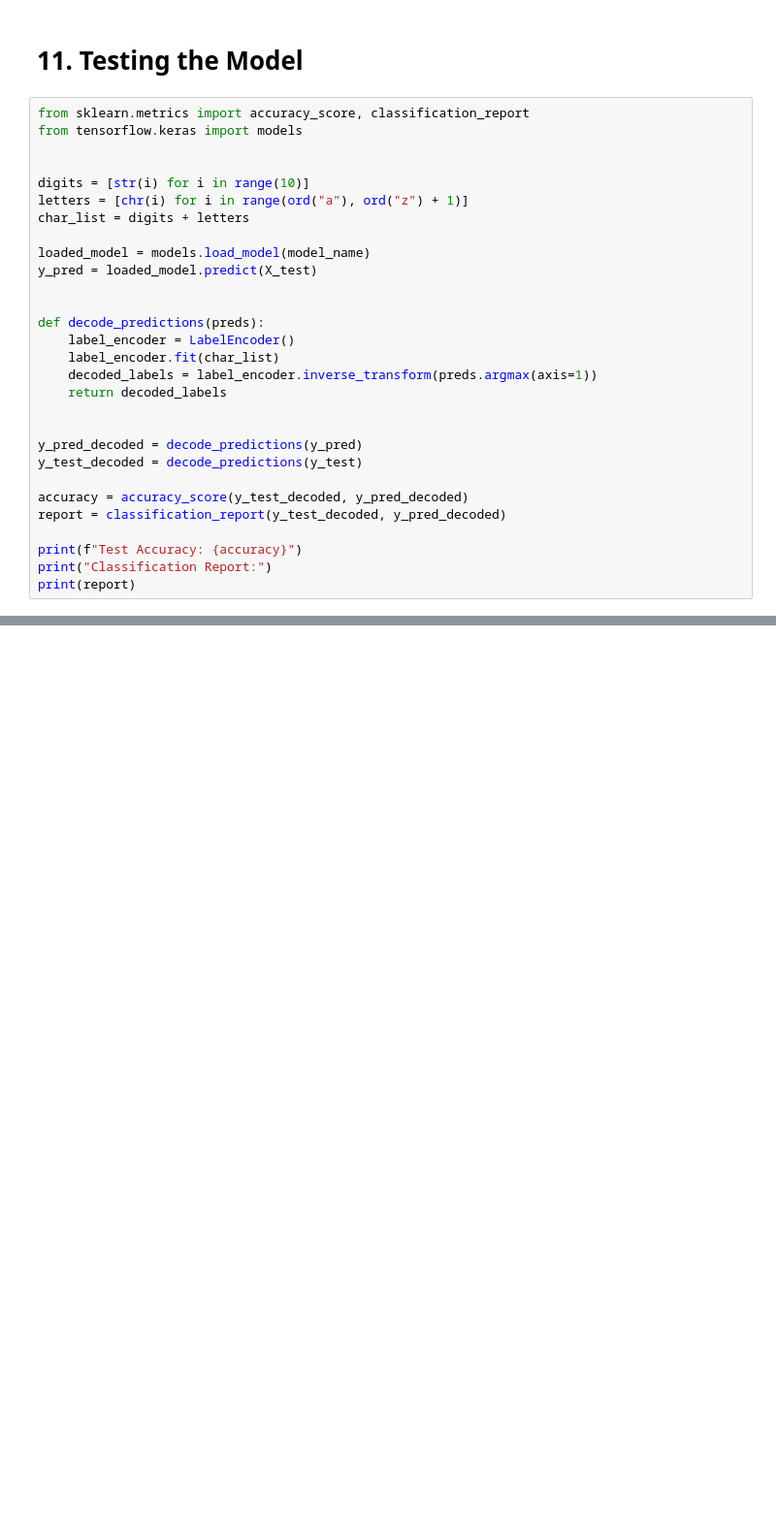
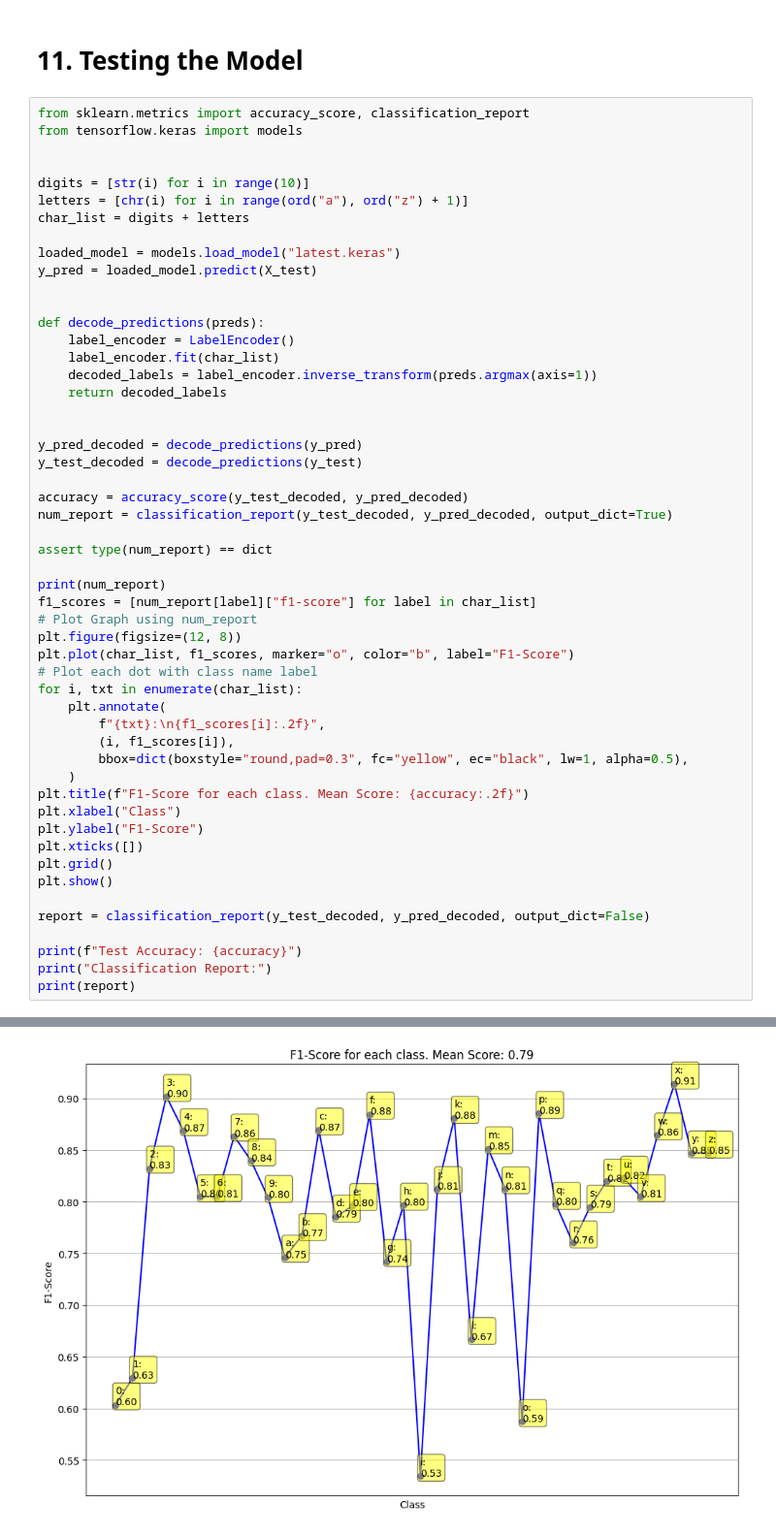
Before and after one commit to mmaimer33/CS4243-MP, a Jupyter notebook: combined.ipynb, the cells around one changed output, grey strips where cells are left out. Shown at 97% size. Drawn from its saved outputs; the diff is of its cells as text; blank space fills up the shorter version.

```diff
--- a/combined.ipynb
+++ b/combined.ipynb
@@ -669,7 +731,7 @@ digits = [str(i) for i in range(10)]
 letters = [chr(i) for i in range(ord("a"), ord("z") + 1)]
 char_list = digits + letters
 
-loaded_model = models.load_model(model_name)
+loaded_model = models.load_model("latest.keras")
 y_pred = loaded_model.predict(X_test)
 
 
@@ -684,7 +746,30 @@ y_pred_decoded = decode_predictions(y_pred)
 y_test_decoded = decode_predictions(y_test)
 
 accuracy = accuracy_score(y_test_decoded, y_pred_decoded)
-report = classification_report(y_test_decoded, y_pred_decoded)
+num_report = classification_report(y_test_decoded, y_pred_decoded, output_dict=True)
+
+assert type(num_report) == dict
+
+print(num_report)
+f1_scores = [num_report[label]["f1-score"] for label in char_list]
+# Plot Graph using num_report
+plt.figure(figsize=(12, 8))
+plt.plot(char_list, f1_scores, marker="o", color="b", label="F1-Score")
+# Plot each dot with class name label
+for i, txt in enumerate(char_list):
+    plt.annotate(
+        f"{txt}:\n{f1_scores[i]:.2f}",
+        (i, f1_scores[i]),
+        bbox=dict(boxstyle="round,pad=0.3", fc="yellow", ec="black", lw=1, alpha=0.5),
+    )
+plt.title(f"F1-Score for each class. Mean Score: {accuracy:.2f}")
+plt.xlabel("Class")
+plt.ylabel("F1-Score")
+plt.xticks([])
+plt.grid()
+plt.show()
+
+report = classification_report(y_test_decoded, y_pred_decoded, output_dict=False)
 
 print(f"Test Accuracy: {accuracy}")
 print("Classification Report:")
@@ -709,0 +780 @@ weighted avg       0.77      0.74      0.75      8233
+[figure, added]
```
Also changed, not shown: parts of 14 cells of this notebook, 3 other files.
